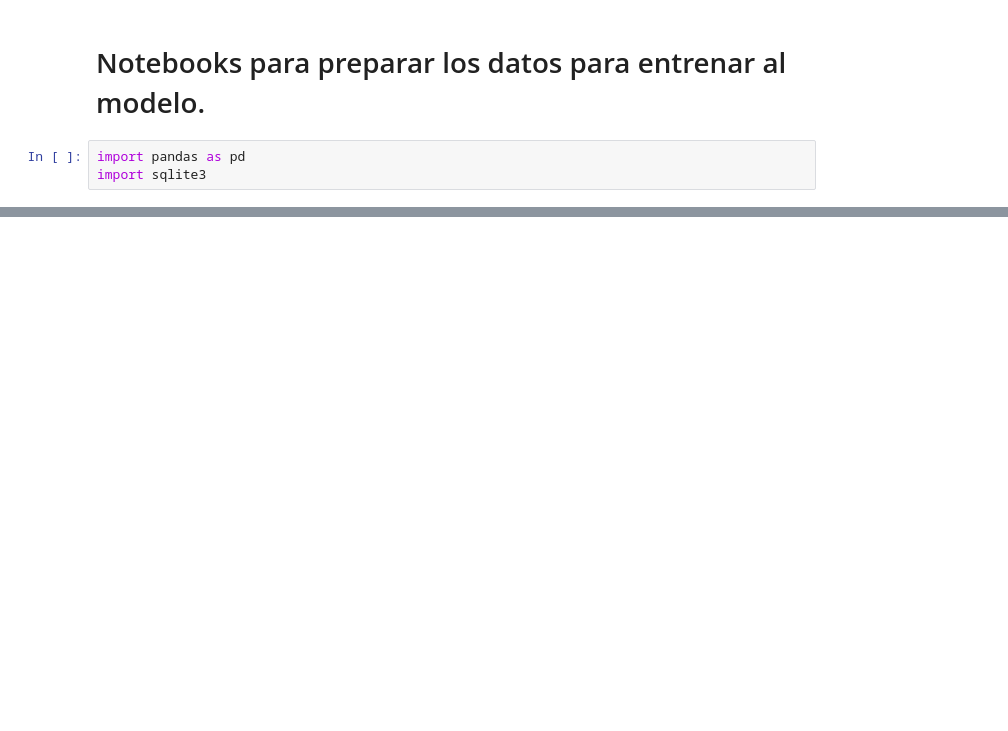
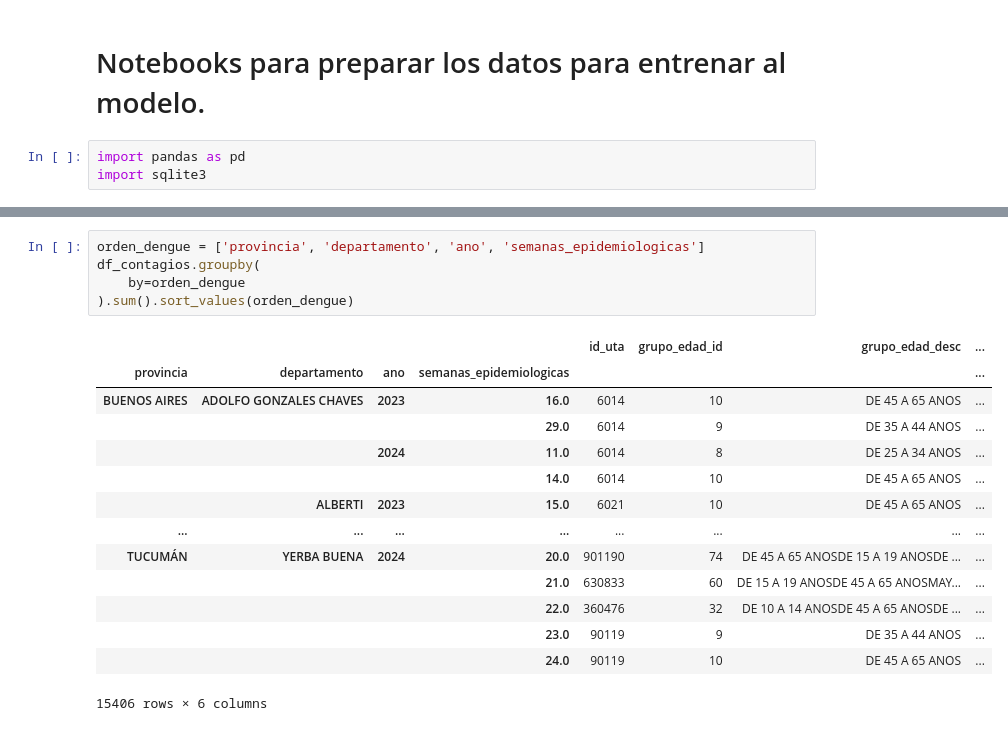
Before and after one commit to IS03/tp-dengue, a Jupyter notebook: jupyter/queries.ipynb, the cells around one changed output, grey strips where cells are left out. Cells and saved outputs as stored; diff of their text form; blank space fills up the shorter version.

```diff
--- a/jupyter/queries.ipynb
+++ b/jupyter/queries.ipynb
@@ -90,0 +19,20 @@ pd.read_sql_query(sql, conn)
+# %%
+orden_dengue = ['provincia', 'departamento', 'ano', 'semanas_epidemiologicas']
+df_contagios.groupby(
+    by=orden_dengue
+).sum().sort_values(orden_dengue)
+# %% [output]
+|  |  |  |  | id_uta | grupo_edad_id | grupo_edad_desc | ... |
+| provincia | departamento | ano | semanas_epidemiologicas |  |  |  | ... |
+| BUENOS AIRES | ADOLFO GONZALES CHAVES | 2023 | 16.0 | 6014 | 10 | DE 45 A 65 ANOS | ... |
+|  |  |  | 29.0 | 6014 | 9 | DE 35 A 44 ANOS | ... |
+|  |  | 2024 | 11.0 | 6014 | 8 | DE 25 A 34 ANOS | ... |
+|  |  |  | 14.0 | 6014 | 10 | DE 45 A 65 ANOS | ... |
+|  | ALBERTI | 2023 | 15.0 | 6021 | 10 | DE 45 A 65 ANOS | ... |
+| ... | ... | ... | ... | ... | ... | ... | ... |
+| TUCUMÁN | YERBA BUENA | 2024 | 20.0 | 901190 | 74 | DE 45 A 65 ANOSDE 15 A 19 ANOSDE ... | ... |
+|  |  |  | 21.0 | 630833 | 60 | DE 15 A 19 ANOSDE 45 A 65 ANOSMAY... | ... |
+|  |  |  | 22.0 | 360476 | 32 | DE 10 A 14 ANOSDE 45 A 65 ANOSDE ... | ... |
+|  |  |  | 23.0 | 90119 | 9 | DE 35 A 44 ANOS | ... |
+|  |  |  | 24.0 | 90119 | 10 | DE 45 A 65 ANOS | ... |
+15406 rows × 6 columns
```
Also changed, not shown: parts of 36 cells of this notebook, 5 other files.
